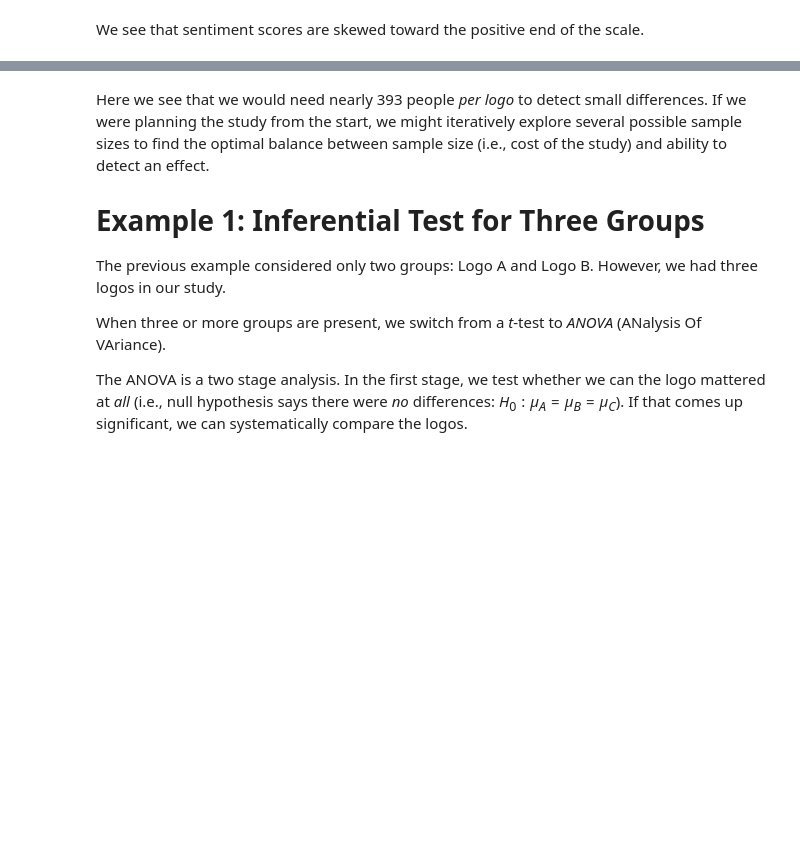
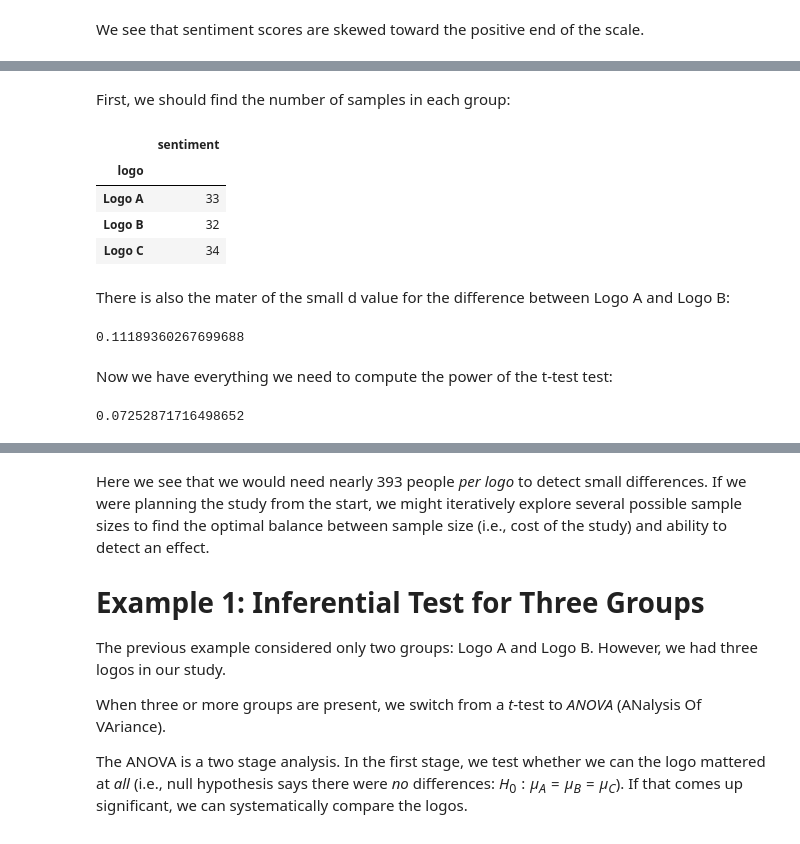
Before and after one commit to Tommytrungto/Research-Methods-for-Data-Science-with-Python, a Jupyter notebook: Module5/Mod5_Lab3_-_Experiments.ipynb, the cells around one changed output, grey strips where cells are left out. Cells and saved outputs as stored; diff of their text form; code cells hidden in the pictures; blank space fills up the shorter version.

```diff
--- a/Module5/Mod5_Lab3_-_Experiments.ipynb
+++ b/Module5/Mod5_Lab3_-_Experiments.ipynb
@@ -763,0 +248,7 @@ NOTE: n is number in *each* group
+# %%
+logo_grouped = dat[['logo','sentiment']].groupby('logo')
+
+print(' Mean by logo')
+print(logo_grouped.mean().round(2))
+print('\n Standard deviation by logo')
+print(logo_grouped.std().round(2))
@@ -763,0 +425,23 @@ NOTE: n is number in *each* group
+# %% [markdown]
+First, we should find the number of samples in each group:
+# %%
+logo_grouped.count()
+# %% [output]
+|  | sentiment |
+| logo |  |
+| Logo A | 33 |
+| Logo B | 32 |
+| Logo C | 34 |
+# %% [markdown]
+There is also the mater of the small d value for the difference between Logo A and Logo B:
+# %%
+d = (8.58 - 8.44)/(np.std(dat.loc[dat.logo == 'Logo A', 'sentiment']))
+d
+# %% [output]
+0.11189360267699688
+# %% [markdown]
+Now we have everything we need to compute the power of the t-test test:
+# %%
+tt_ind_solve_power(effect_size=d, nobs1 = 32, alpha=0.05, power=None, ratio=1, alternative='two-sided')
+# %% [output]
+0.07252871716498652
```
Also changed, not shown: parts of 48 cells of this notebook.
